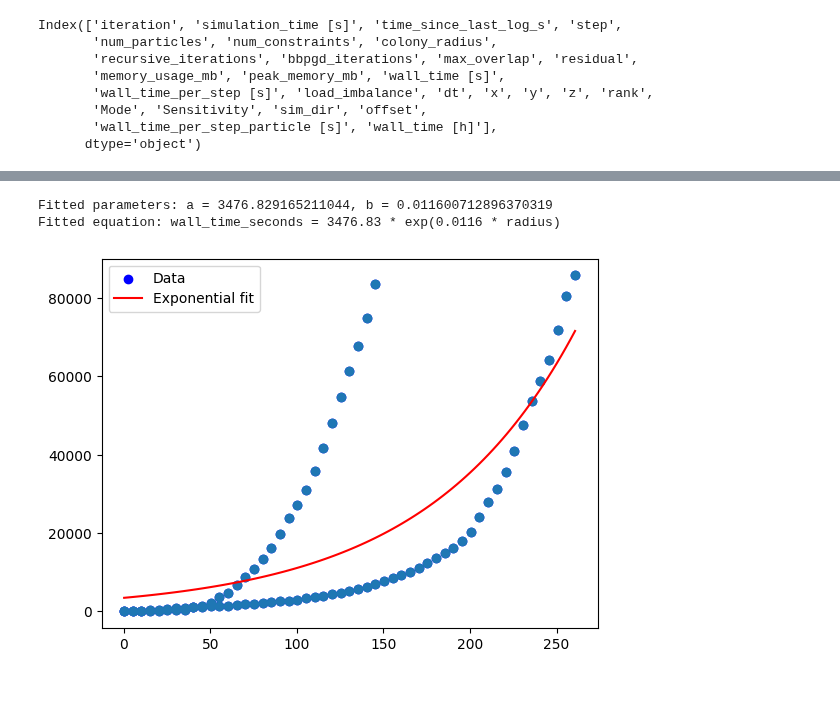
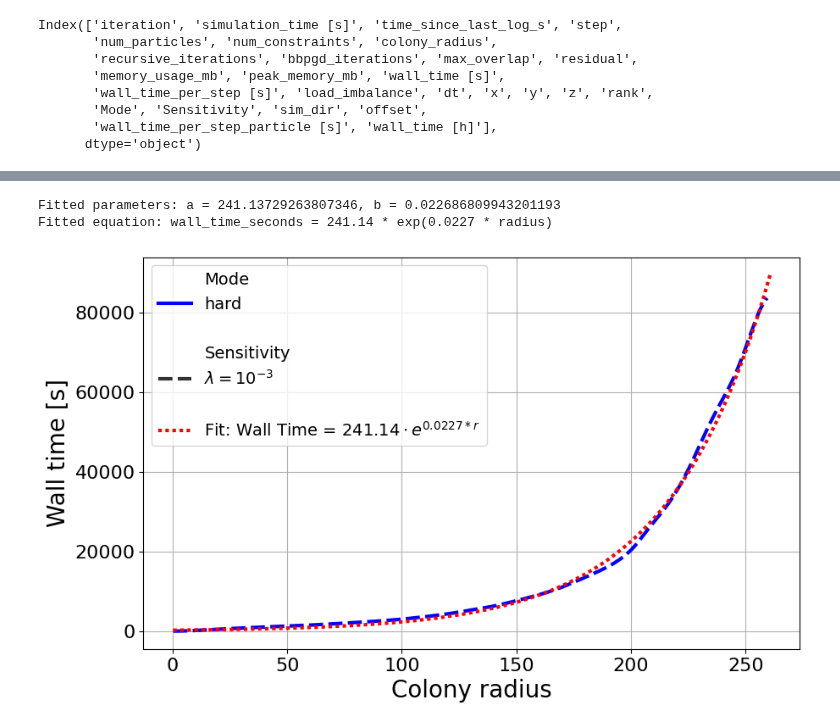
Before and after one commit to ManuelLerchner/ProliferatingCellCollectives-IDP, a Jupyter notebook: analysis/plot_huge.ipynb, the cells around one changed output, grey strips where cells are left out. Cells and saved outputs as stored; diff of their text form; code cells hidden in the pictures; blank space fills up the shorter version.

```diff
--- a/analysis/plot_huge.ipynb
+++ b/analysis/plot_huge.ipynb
@@ -197,7 +197,7 @@ def plot_parameter_over_time(sim_dict, x, y, yscale=None, xscale=None, outname=N
         style=style,        # line style by exponent
         ax=ax,
         **kwargs,
-        lw=2, ms=10,
+        lw=3, ms=10,
         palette=MODE_COLORS,
         style_order=(LINE_STYLES.keys()),
         markers=False,
@@ -362,7 +362,7 @@ def plot_radial_distribution(particles_dict, variable, bin_size=2.0, outname=Non
         ax=ax,
         # palette=MODE_COLORS,
         **kwargs,
-        lw=2, ms=10,
+        lw=3, ms=10,
         palette=MODE_COLORS,
         style_order=LINE_STYLES.keys(),
         markers=False,
@@ -544,7 +544,7 @@ def plot_radial_distribution_shared(particles_dict, variable, bin_size=2.0, outn
 from load_combined import load_combined
 
 source_folders = [
-    "../data/huge",
+    "../data/huge/output_hard",
 
 ]
 
@@ -559,6 +559,6 @@ for folder in source_folders:
         if any(f.endswith(".pvtu") for f in os.listdir(root)):
             sim_dirs.append(os.path.join(root))
 
-particles_dict, sim_dict, params_dict = load_combined(sim_dirs, offset=-5)
+particles_dict, sim_dict, params_dict = load_combined(sim_dirs, offset=-2)
 # %% [output]
 loading ../data/huge/output_hard/112ranks/vtk_output_hard
@@ -780,38 +820,76 @@ plt.savefig("xcombined_bbpgd_iterations_histogram_cumulative.png",
 # %%
+
+
+import matplotlib.pyplot as plt
+from scipy.optimize import curve_fit
 import numpy as np
-from scipy.optimize import curve_fit
-import matplotlib.pyplot as plt
+
+g = plot_parameter_over_time(sim_dict, x="colony_radius",  y="wall_time [s]",
+                             xlabel="Colony radius", ylabel="Wall time [s]", outname="huge_wall_time_vs_radius.png", errorbar=("se", 5))
 
 
 x = sim_dict["colony_radius"]
 y = sim_dict["wall_time [s]"]
-
-plt.plot(x, y, 'o')
-# Define exponential function
 
 
 def exponential(x, a, b):
     return a * np.exp(b * x)
 
 
 # Fit the curve
 popt, pcov = curve_fit(exponential, x, y, p0=(1, 0.1))
 a_fit, b_fit = popt
 
 print(f"Fitted parameters: a = {a_fit}, b = {b_fit}")
 print(
     f"Fitted equation: wall_time_seconds = {a_fit:.2f} * exp({b_fit:.4f} * radius)")
 
 # Plot
 
 x_test = np.linspace(min(x), max(x), 100)
 y_fit = exponential(x_test, *popt)
 
-plt.scatter(x, y, label='Data', color='blue')
-plt.plot(x_test, y_fit, label='Exponential fit', color='red')
-plt.legend()
-plt.show()
+ax = g.figure.axes[0]
+ax.plot(x_test, y_fit, label=f'Fit: Wall Time = ${a_fit:.2f} \\cdot e^{{{b_fit:.4f} * r}}$', color='red', linestyle=(0, (1,1)), linewidth=3)
+
+leg = ax.legend()
+
+handles = leg.legend_handles
+labels = [h.get_label() for h in handles]
+
+leg.remove()
+
+
+if len(handles) > 3:
+
+    labels.insert(2, "")
+    handles.insert(2, plt.Line2D([], [], color='none'))
+
+
+a = handles.pop()
+handles.pop()
+l = handles.pop()
+handles.pop()
+
+b = labels.pop()
+labels.pop()
+m = labels.pop()
+labels.pop()
+
+handles.append(l)
+labels.append(m)
+
+handles.append(a)
+labels.append(b)
+
+labels.insert(-1, "")
+handles.insert(-1, plt.Line2D([], [], color='none'))
+
+ax.legend(handles, labels, fontsize=14)
+
+
+g.figure.savefig("huge_wall_time_vs_radius_with_fit.png", dpi=300, bbox_inches="tight")
 # %% [output]
-Fitted parameters: a = 3476.829165211044, b = 0.011600712896370319
-Fitted equation: wall_time_seconds = 3476.83 * exp(0.0116 * radius)
+Fitted parameters: a = 241.13729263807346, b = 0.022686809943201193
+Fitted equation: wall_time_seconds = 241.14 * exp(0.0227 * radius)
-[figure, old version]
+[figure, new version]
```
Also changed, not shown: parts of 21 cells of this notebook, 10 other files.
